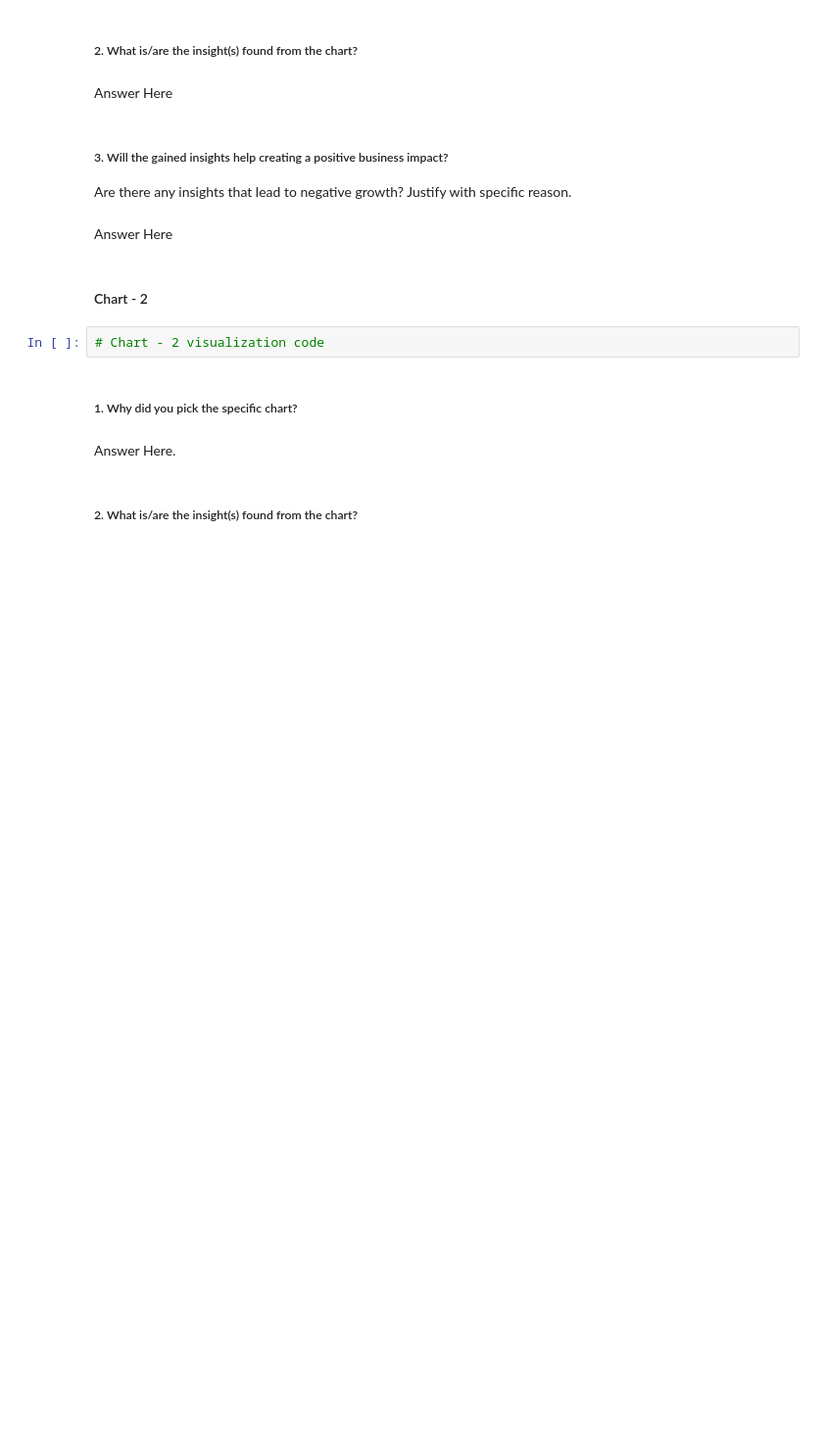
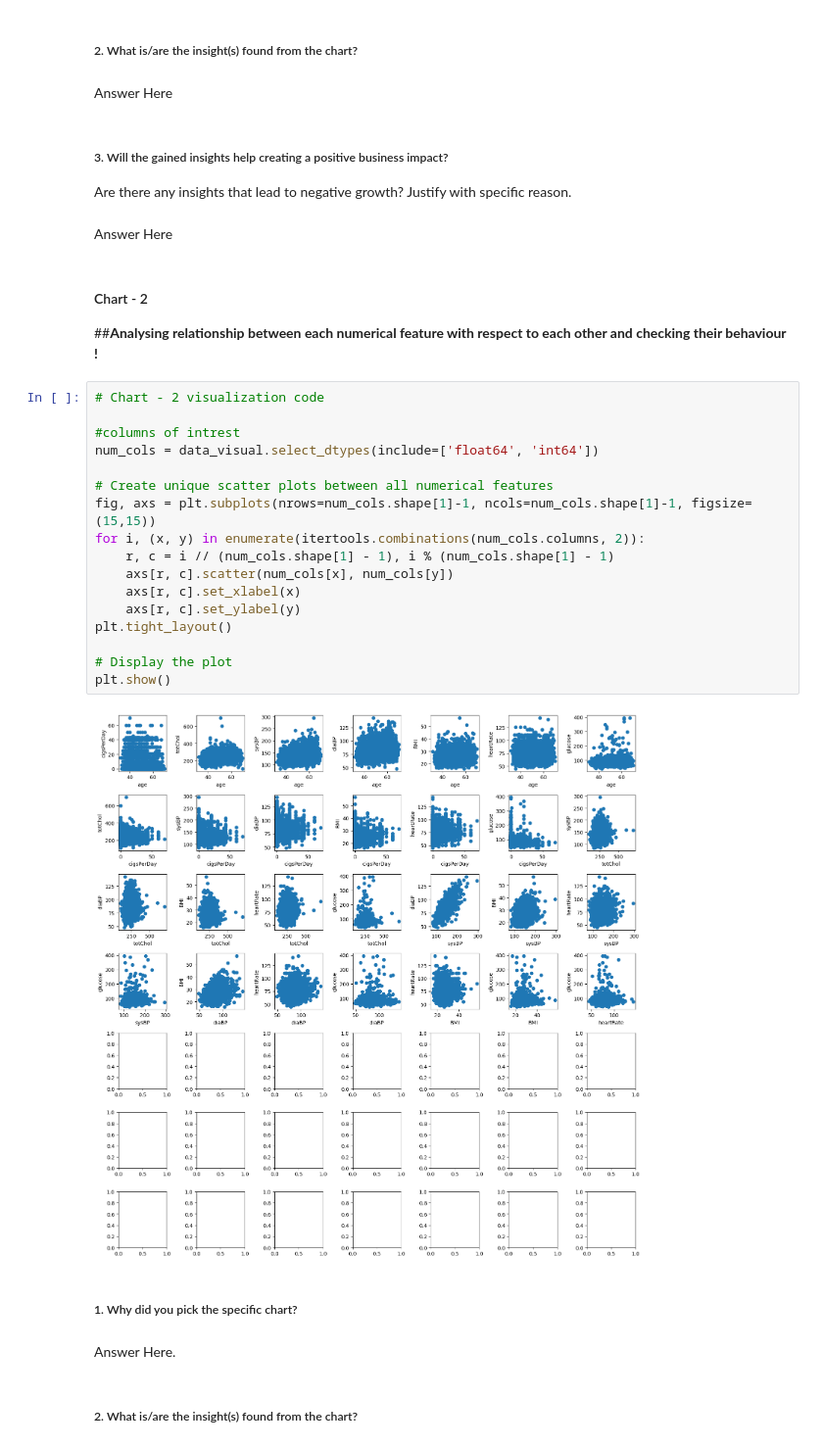
Before and after one commit to apurva-shrivastava/Cardiovascular-Risk-Prediction, a Jupyter notebook: Apurva_Shrivastava_Cardiovascular_Risk_Prediction.ipynb, the cells around one changed output. Shown at 98% size. Saved outputs shown, nothing was run; the diff lists cells and outputs as text; blank space fills up the shorter version.

```diff
--- a/Apurva_Shrivastava_Cardiovascular_Risk_Prediction.ipynb
+++ b/Apurva_Shrivastava_Cardiovascular_Risk_Prediction.ipynb
@@ -453,10 +484,29 @@ Answer Here
 Are there any insights that lead to negative growth? Justify with specific reason.
 # %% [markdown]
 Answer Here
-# %% [markdown]
-#### Chart - 2
-# %%
-# Chart - 2 visualization code
+# %% [markdown]
+#### Chart - 2
+
+##**Analysing relationship between each numerical feature with respect to each other and checking their behaviour !**
+# %%
+# Chart - 2 visualization code
+
+#columns of intrest
+num_cols = data_visual.select_dtypes(include=['float64', 'int64'])
+
+# Create unique scatter plots between all numerical features
+fig, axs = plt.subplots(nrows=num_cols.shape[1]-1, ncols=num_cols.shape[1]-1, figsize=(15,15))
+for i, (x, y) in enumerate(itertools.combinations(num_cols.columns, 2)):
+    r, c = i // (num_cols.shape[1] - 1), i % (num_cols.shape[1] - 1)
+    axs[r, c].scatter(num_cols[x], num_cols[y])
+    axs[r, c].set_xlabel(x)
+    axs[r, c].set_ylabel(y)
+plt.tight_layout()
+
+# Display the plot
+plt.show()
+# %% [output]
+[figure, added]
 # %% [markdown]
 ##### 1. Why did you pick the specific chart?
 # %% [markdown]
```
Also changed, not shown: parts of 24 cells of this notebook.
